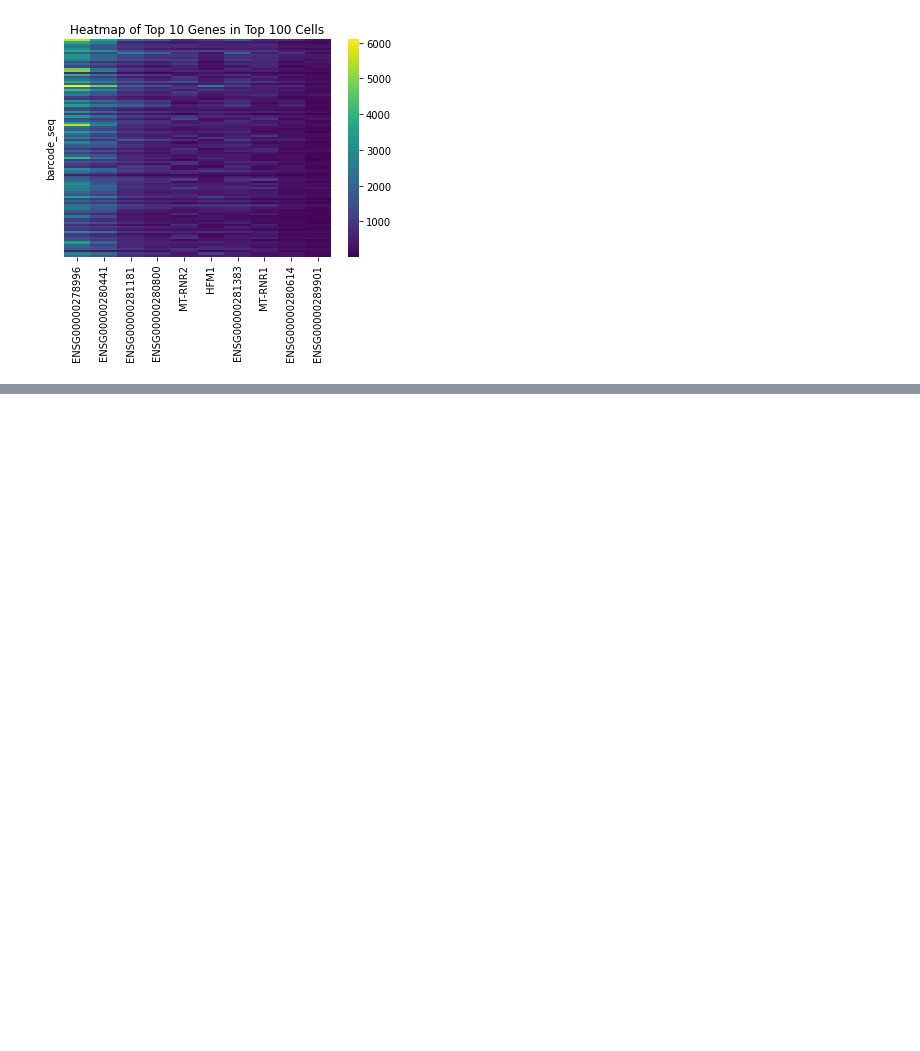
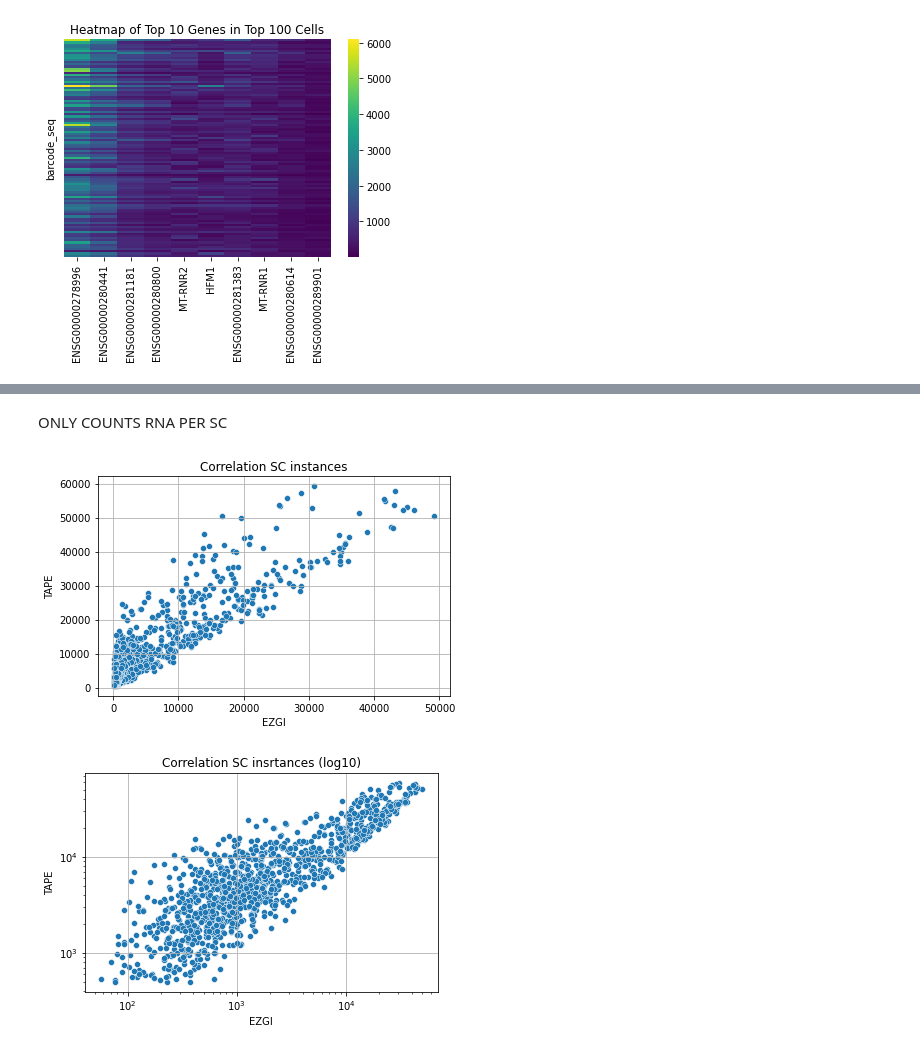
Before and after one commit to tstohn/Analysis-EZGI, a Jupyter notebook: SIGNALseq_Analysis/SignalSeq.ipynb, the cells around one changed output, grey strips where cells are left out. Cells and saved outputs as stored; diff of their text form; code cells hidden in the pictures; blank space fills up the shorter version.

```diff
--- a/SIGNALseq_Analysis/SignalSeq.ipynb
+++ b/SIGNALseq_Analysis/SignalSeq.ipynb
@@ -59,0 +149,65 @@ Top 10 genes with highest counts: ['ENSG00000278996', 'ENSG00000280441', 'ENSG00
+# %% [markdown]
+ONLY COUNTS RNA PER SC
+# %%
+
+dir = "../data/SIGNALseq/processed/ex0003_hela_rna_adata.h5ad"
+rnaData = sc.read_h5ad(dir)
+#INFO: In Signalseq analysis authors seem to have used the gene_name of the gtf file for the final sc-gene matrix
+# we will later also use this to correlate gene counts per cell
+#plot the data (counts contains the raw counts)
+countData = rnaData.to_df(layer = "counts")
+
+#PLOT SC-GENE POINT CORRELATIONS
+#COUNT TAPE DATA
+countDataNew = countData.reset_index()
+dataTape = pd.melt(countDataNew,
+                  id_vars='barcode_seq',
+                  var_name='gene',
+                  value_name='count')
+dataTape = dataTape[dataTape["count"] > 0.0]
+dataTape["AB_COUNT_TAPE"] = dataTape["count"]
+dataTape["SingleCell_BARCODE"] = dataTape["barcode_seq"]
+dataTape["AB_BARCODE"] = dataTape["gene"]
+#summing only genes
+dataTape["AB_COUNT_SUM_TAPE"] = dataTape.groupby(["SingleCell_BARCODE"])["AB_COUNT_TAPE"].transform("sum")
+dataTapeSelected = dataTape[["SingleCell_BARCODE", "AB_COUNT_SUM_TAPE"]]
+dataTapeSC = dataTapeSelected.drop_duplicates(subset=["SingleCell_BARCODE", "AB_COUNT_SUM_TAPE"])
+
+def reverse_complement(seq):
+    complement = str.maketrans("ATCGatcg", "TAGCtagc")
+    return seq.translate(complement)[::-1]
+
+#COUNT EZGI DATA
+dataEZGI = pd.read_csv("./output/ezgi//ABRNA_Counts_umi0.tsv", sep="\t")
+#summing only genes
+dataEZGI["SingleCell_BARCODE_REVERSE"] = dataEZGI["SingleCell_BARCODE"].apply(reverse_complement)
+dataEZGI["AB_COUNT_SUM_EZGI"] = dataEZGI.groupby(["SingleCell_BARCODE_REVERSE"])["AB_COUNT"].transform("sum")
+dataEZGISelected = dataEZGI[["SingleCell_BARCODE_REVERSE", "AB_COUNT_SUM_EZGI"]]
+dataEzgiSC = dataEZGISelected.drop_duplicates(subset=["SingleCell_BARCODE_REVERSE", "AB_COUNT_SUM_EZGI"])
+
+merged_df_sc = pd.merge(dataTapeSC, dataEzgiSC, left_on= "SingleCell_BARCODE", right_on = "SingleCell_BARCODE_REVERSE", how="inner")
+merged_df_sc["AB_COUNT_SUM_EZGI_LOG"] = np.log10(merged_df_sc["AB_COUNT_SUM_EZGI"])
+merged_df_sc["AB_COUNT_SUM_TAPE_LOG"] = np.log10(merged_df_sc["AB_COUNT_SUM_TAPE"])
+
+# Plot
+sns.scatterplot(data=merged_df_sc, x='AB_COUNT_SUM_EZGI', y='AB_COUNT_SUM_TAPE')
+plt.title("Correlation SC instances")
+plt.xlabel('EZGI')
+plt.ylabel('TAPE')
+plt.grid(True)
+plt.tight_layout()
+plt.show()
+
+
+sns.scatterplot(data=merged_df_sc, x='AB_COUNT_SUM_EZGI', y='AB_COUNT_SUM_TAPE')
+plt.title("Correlation SC insrtances (log10)")
+plt.xlabel('EZGI')
+plt.ylabel('TAPE')
+plt.grid(True)
+plt.tight_layout()
+plt.xscale("log")
+plt.yscale("log")
+plt.show()
+# %% [output]
+[figure, added]
+[figure, added]
```
Also changed, not shown: parts of 5 cells of this notebook, 40 other files.
